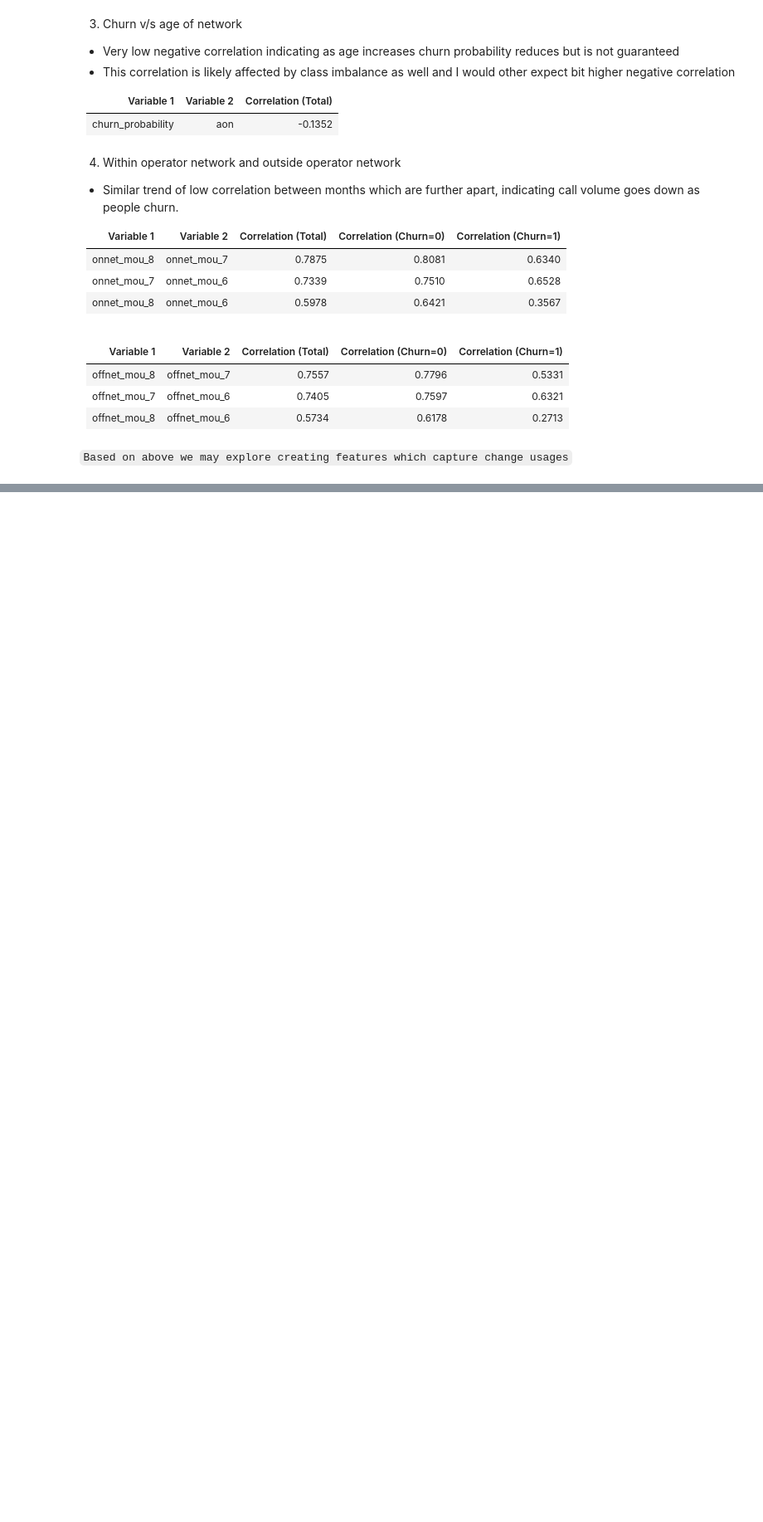
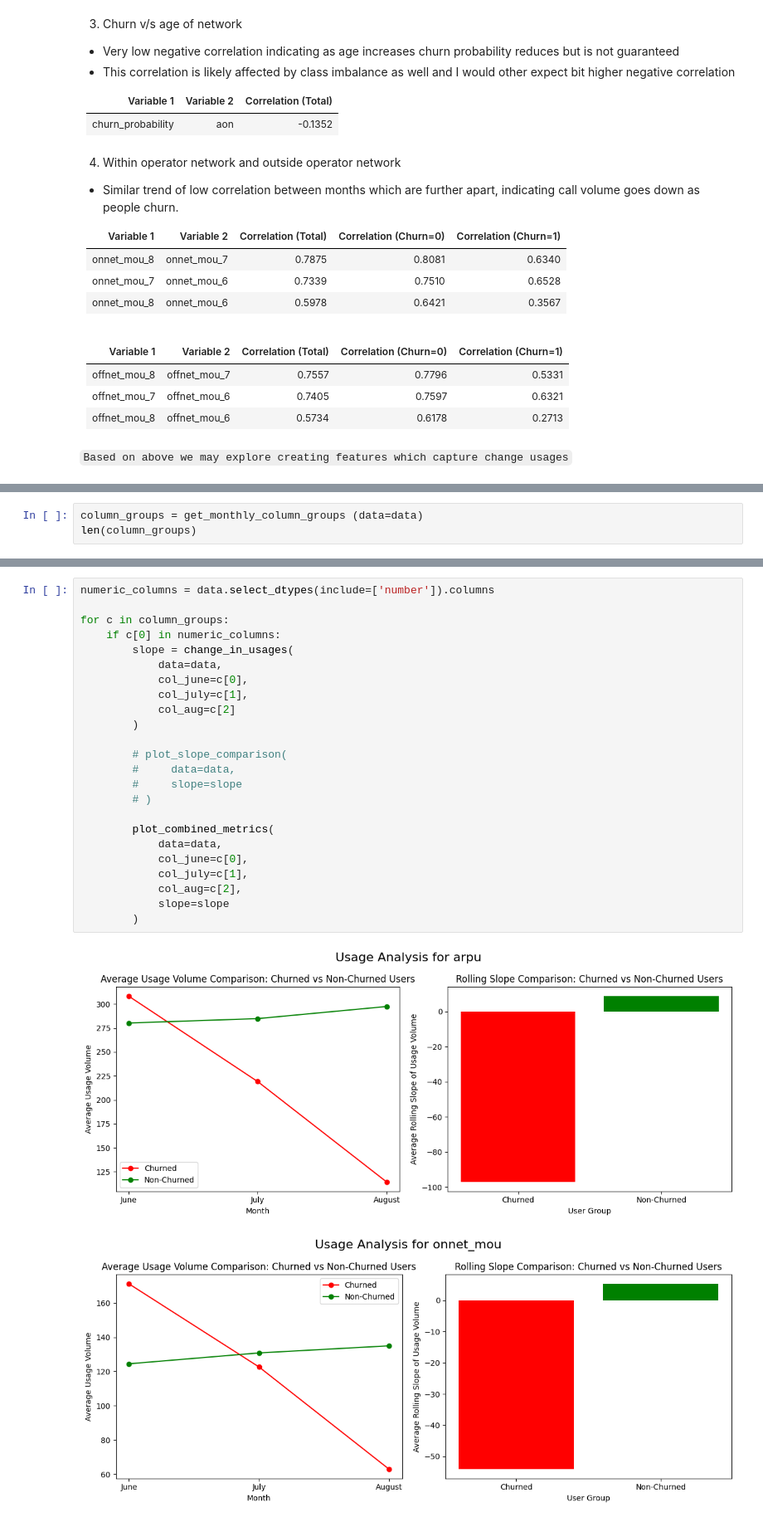
Before and after one commit to mohiteamit/upGrad-TelecomChurnCaseStudy, a Jupyter notebook: Amit Mohite - Telecom Churn Prediction.ipynb, the cells around one changed output, grey strips where cells are left out. Shown at 83% size. Cells and saved outputs as stored; diff of their text form; blank space fills up the shorter version.

```diff
--- a/Amit Mohite - Telecom Churn Prediction.ipynb
+++ b/Amit Mohite - Telecom Churn Prediction.ipynb
@@ -1255,0 +1049,3 @@ submission_xgb.to_csv(submission_xgb_file_name, index=False)
+# %%
+column_groups = get_monthly_column_groups (data=data)
+len(column_groups)
@@ -1255,0 +1054,27 @@ submission_xgb.to_csv(submission_xgb_file_name, index=False)
+# %%
+numeric_columns = data.select_dtypes(include=['number']).columns
+
+for c in column_groups:
+    if c[0] in numeric_columns:
+        slope = change_in_usages(
+            data=data,
+            col_june=c[0],
+            col_july=c[1],
+            col_aug=c[2]
+        )
+
+        # plot_slope_comparison(
+        #     data=data,
+        #     slope=slope
+        # )
+
+        plot_combined_metrics(
+            data=data,
+            col_june=c[0],
+            col_july=c[1],
+            col_aug=c[2],
+            slope=slope
+        )
+# %% [output]
+[figure, added]
+[figure, added]
```
Also changed, not shown: parts of 38 cells of this notebook, 8 other files.
